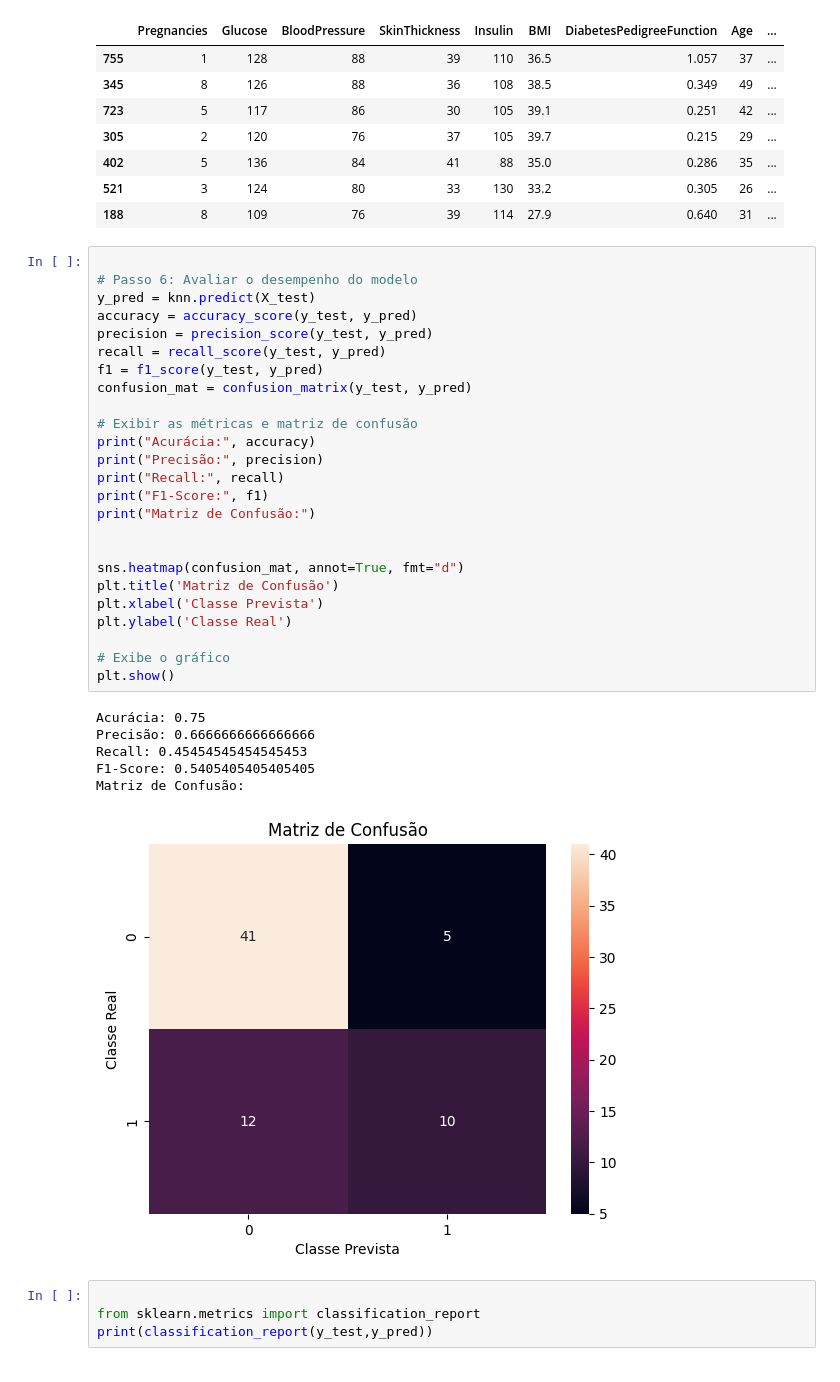
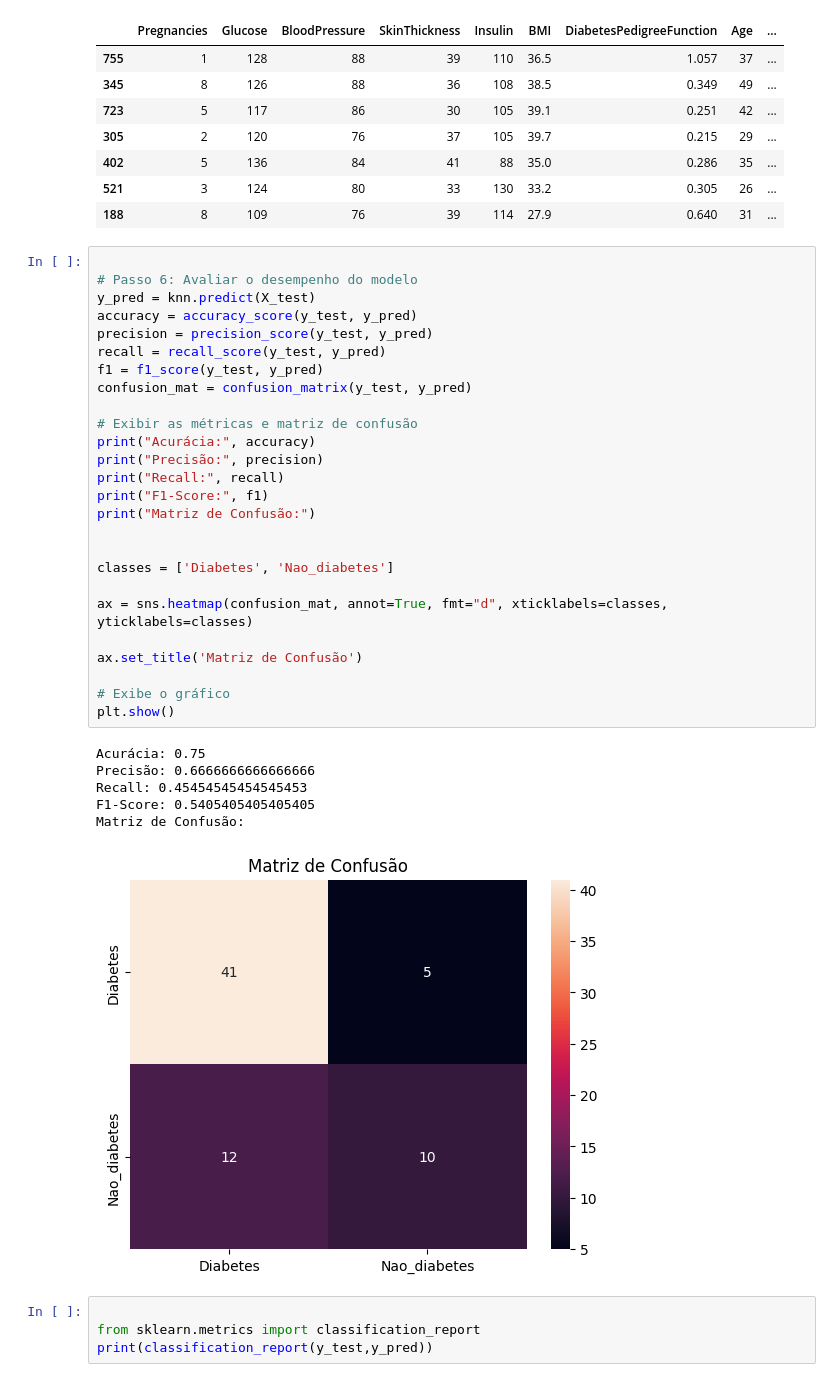
Before and after one commit to alissonviana1/My-TCC, a Jupyter notebook: MyTCC_RBC.ipynb, the cells around one changed output. Drawn from its saved outputs; the diff is of its cells as text.

```diff
--- a/MyTCC_RBC.ipynb
+++ b/MyTCC_RBC.ipynb
@@ -122,35 +122,36 @@ df_similar
 # %%
 
 # Passo 6: Avaliar o desempenho do modelo
 y_pred = knn.predict(X_test)
 accuracy = accuracy_score(y_test, y_pred)
 precision = precision_score(y_test, y_pred)
 recall = recall_score(y_test, y_pred)
 f1 = f1_score(y_test, y_pred)
 confusion_mat = confusion_matrix(y_test, y_pred)
 
 # Exibir as métricas e matriz de confusão
 print("Acurácia:", accuracy)
 print("Precisão:", precision)
 print("Recall:", recall)
 print("F1-Score:", f1)
 print("Matriz de Confusão:")
 
 
-sns.heatmap(confusion_mat, annot=True, fmt="d")
-plt.title('Matriz de Confusão')
-plt.xlabel('Classe Prevista')
-plt.ylabel('Classe Real')
+classes = ['Diabetes', 'Nao_diabetes']
+
+ax = sns.heatmap(confusion_mat, annot=True, fmt="d", xticklabels=classes, yticklabels=classes)
+
+ax.set_title('Matriz de Confusão')
 
 # Exibe o gráfico
 plt.show()
 # %% [output]
 Acurácia: 0.75
 Precisão: 0.6666666666666666
 Recall: 0.45454545454545453
 F1-Score: 0.5405405405405405
 Matriz de Confusão:
-[figure, old version]
+[figure, new version]
 # %%
 
 from sklearn.metrics import classification_report
```
